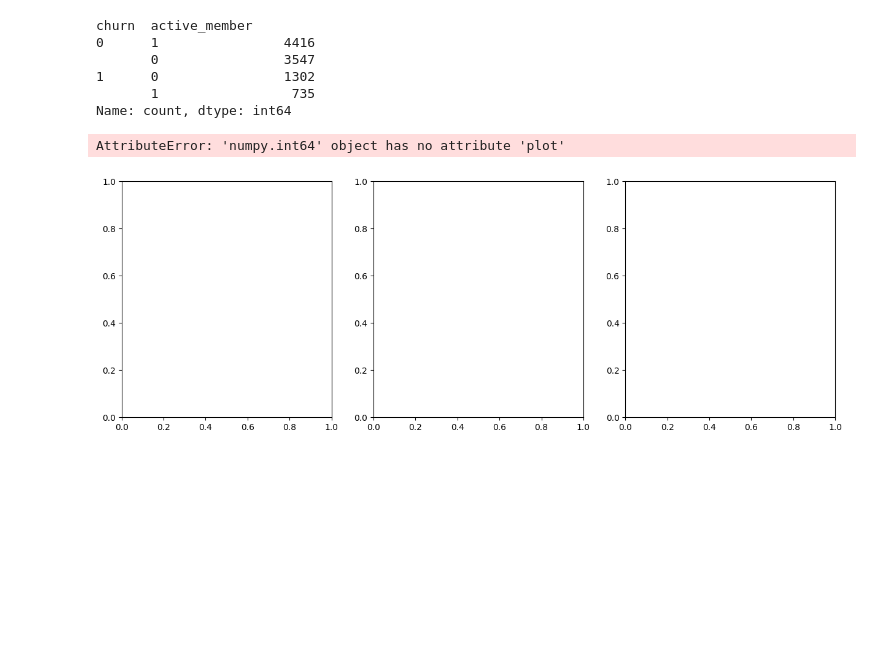
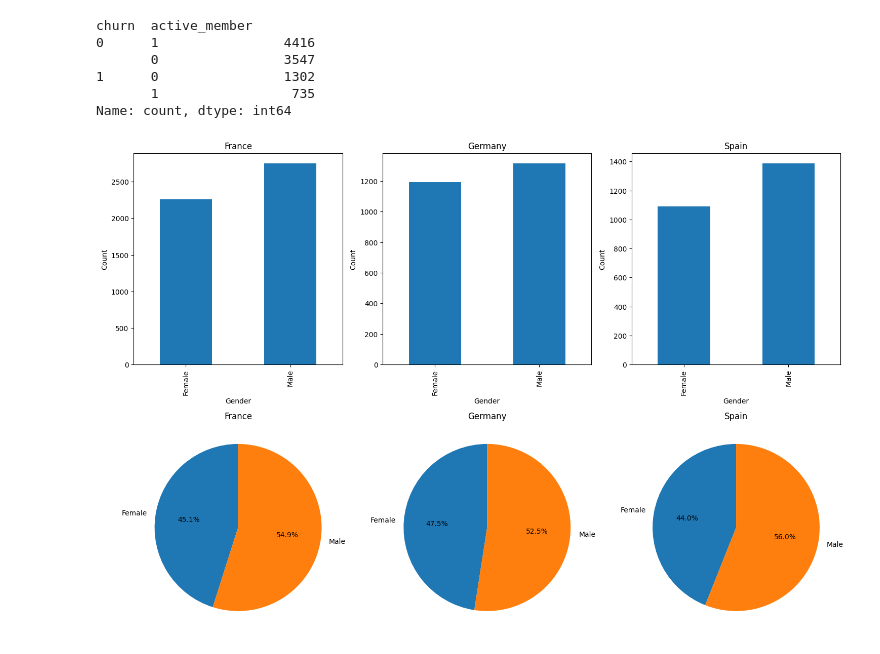
Before and after one commit to SKNETWORKS-FAMILY-AICAMP/SKN09-2nd-4Team, a Jupyter notebook: 2nd_pj_hyun.ipynb, the cells around one changed output. Saved outputs shown, nothing was run; the diff lists cells and outputs as text; code cells hidden in the pictures; blank space fills up the shorter version.

```diff
--- a/2nd_pj_hyun.ipynb
+++ b/2nd_pj_hyun.ipynb
@@ -365,26 +365,31 @@ churn  active_member
        1                 735
 Name: count, dtype: int64
 # %%
-country_gender_df = df.groupby('country')['gender'].value_counts()
-country_gender_df
+country_gender_df = df.groupby('country')['gender'].value_counts().unstack()
 
-# Create subplots
-fig, axes = plt.subplots(1, 3, figsize=(15, 5))
+# Create subplots (2 rows, 3 columns)
+fig, axes = plt.subplots(2, 3, figsize=(15, 10))  # Adjust figure size for better visualization
 
-plt.subplots(1, 3, 1)
+# Plot bar plots in the first row
+for i, country in enumerate(country_gender_df.index):
+    country_gender_df.loc[country].plot(kind='bar', ax=axes[0, i])  # Access subplots using 2D indexing
+    axes[0, i].set_title(country)
+    axes[0, i].set_xlabel('Gender')
+    axes[0, i].set_ylabel('Count')
+    axes[0, i].tick_params(axis='x', rotation=90)
 
-plt.subplot
+# Plot pie plots in the second row
+for i, country in enumerate(country_gender_df.index):
+    # Calculate gender proportions for the pie chart
+    gender_counts = country_gender_df.loc[country]
+    proportions = gender_counts / gender_counts.sum()
 
-# Plot data for each country
-for i, country in enumerate(country_gender_df.index):
-    country_gender_df.loc[country].plot(kind='bar', ax=axes[i])
-    axes[i].set_title(country)
-    axes[i].set_xlabel('country')
-    axes[i].set_ylabel('gender')
+    axes[1, i].pie(proportions, labels=proportions.index, autopct='%1.1f%%', startangle=90)  # autopct for percentage display
+    axes[1, i].set_title(country)
+    axes[1, i].set_ylabel('')  # Remove unnecessary y-axis label
 
 # Adjust layout and display plot
 plt.tight_layout()
 plt.show()
 # %% [output]
-AttributeError: 'numpy.int64' object has no attribute 'plot'
-[figure, old version]
+[figure, new version]
```
